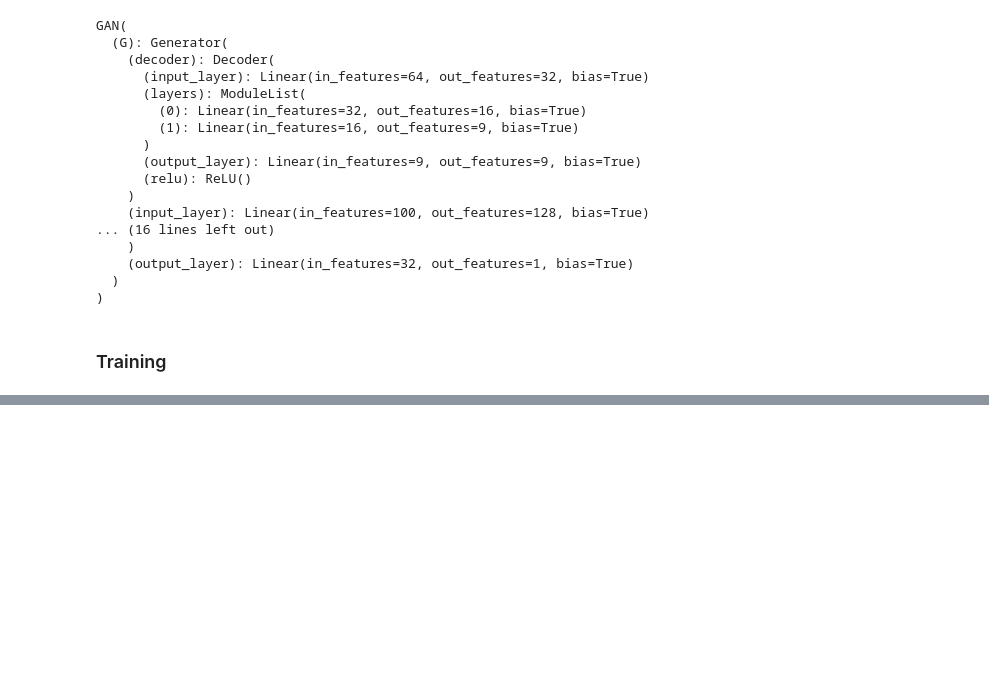
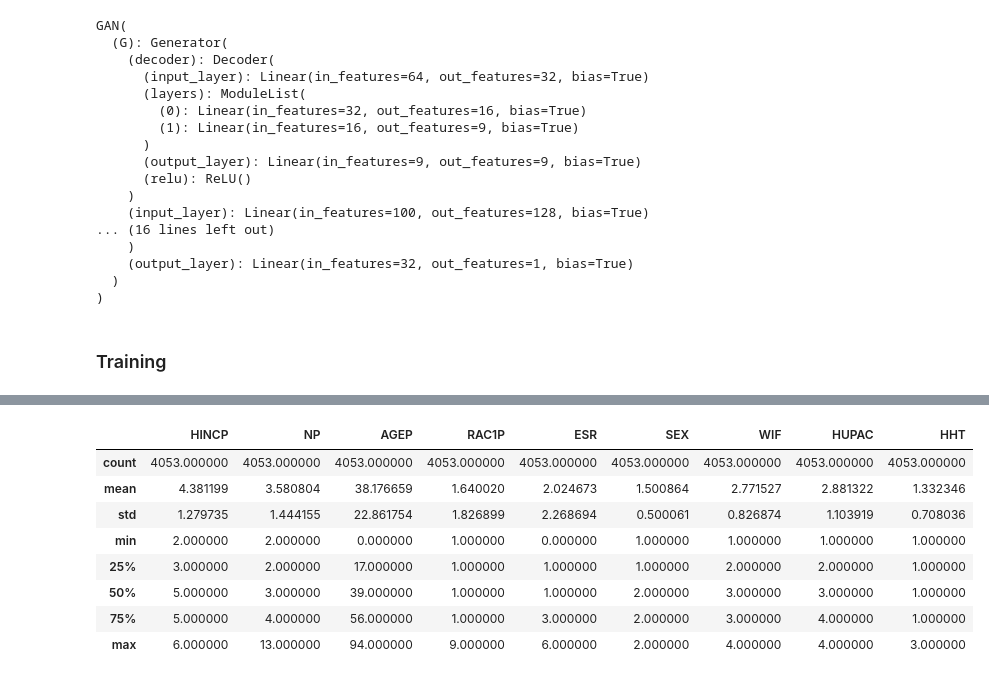
Before and after one commit to PascalJD/IFT6756, a Jupyter notebook: main.ipynb, the cells around one changed output, grey strips where cells are left out. Saved outputs shown, nothing was run; the diff lists cells and outputs as text; code cells hidden in the pictures; blank space fills up the shorter version.

```diff
--- a/main.ipynb
+++ b/main.ipynb
@@ -291,0 +324,12 @@ array([[ 3.,  3., 42.,  0.,  2.,  2.,  3.,  4.,  2.],
+# %%
+val_df.describe()
+# %% [output]
+|  | HINCP | NP | AGEP | RAC1P | ESR | SEX | WIF | HUPAC | HHT |
+| count | 4053.000000 | 4053.000000 | 4053.000000 | 4053.000000 | 4053.000000 | 4053.000000 | 4053.000000 | 4053.000000 | 4053.000000 |
+| mean | 4.381199 | 3.580804 | 38.176659 | 1.640020 | 2.024673 | 1.500864 | 2.771527 | 2.881322 | 1.332346 |
+| std | 1.279735 | 1.444155 | 22.861754 | 1.826899 | 2.268694 | 0.500061 | 0.826874 | 1.103919 | 0.708036 |
+| min | 2.000000 | 2.000000 | 0.000000 | 1.000000 | 0.000000 | 1.000000 | 1.000000 | 1.000000 | 1.000000 |
+| 25% | 3.000000 | 2.000000 | 17.000000 | 1.000000 | 1.000000 | 1.000000 | 2.000000 | 2.000000 | 1.000000 |
+| 50% | 5.000000 | 3.000000 | 39.000000 | 1.000000 | 1.000000 | 2.000000 | 3.000000 | 3.000000 | 1.000000 |
+| 75% | 5.000000 | 4.000000 | 56.000000 | 1.000000 | 3.000000 | 2.000000 | 3.000000 | 4.000000 | 1.000000 |
+| max | 6.000000 | 13.000000 | 94.000000 | 9.000000 | 6.000000 | 2.000000 | 4.000000 | 4.000000 | 3.000000 |
```
Also changed, not shown: parts of 15 cells of this notebook, 4 other files.
